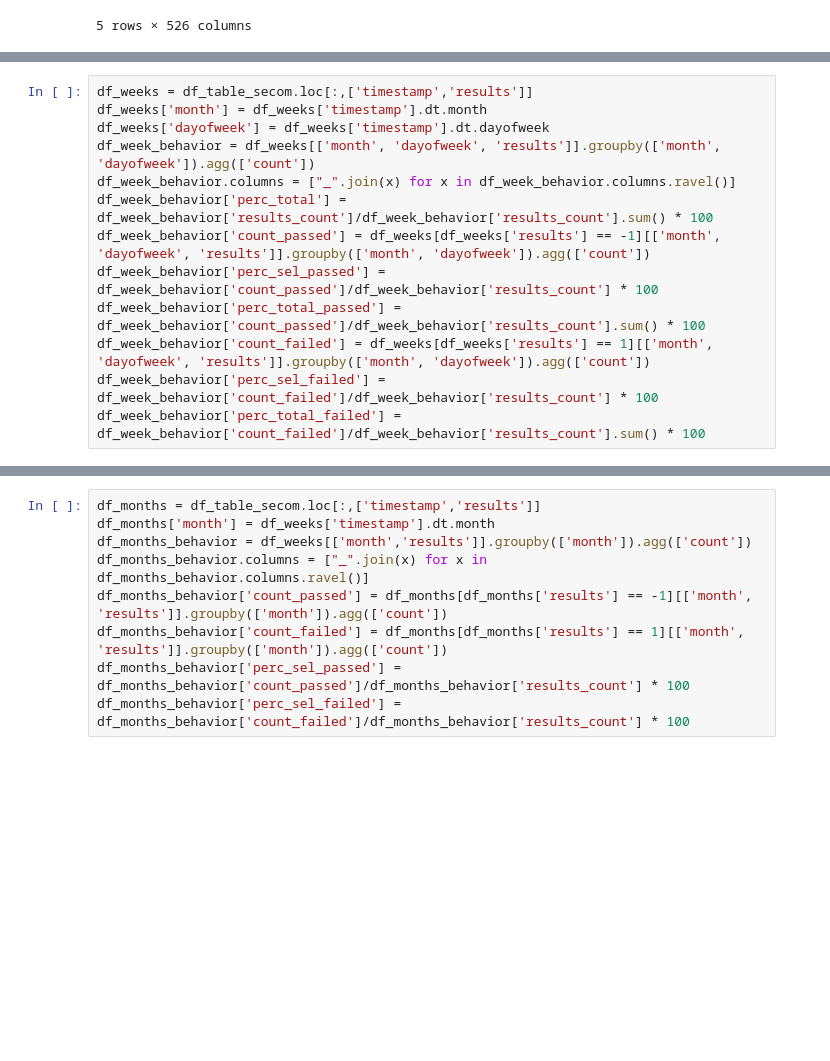
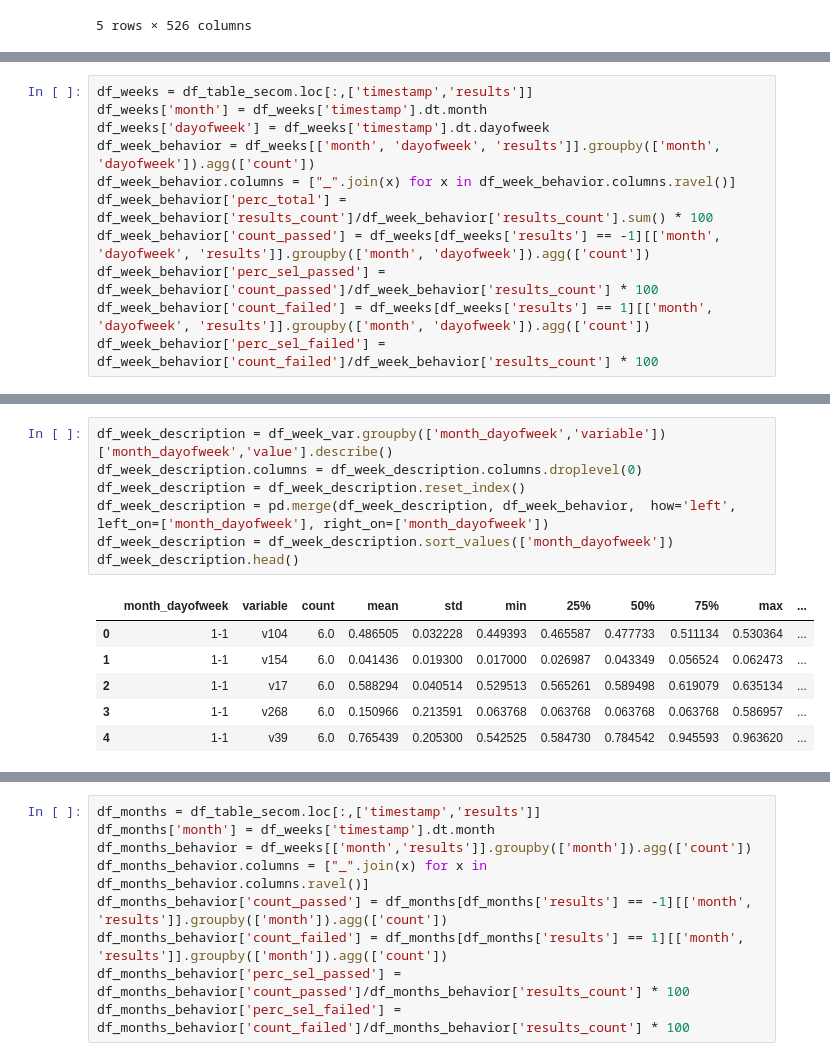
Before and after one commit to mvanegas10/Manufacturing-Process, a Jupyter notebook: Analysis/Analysis.ipynb, the cells around one changed output, grey strips where cells are left out. Drawn from its saved outputs; the diff is of its cells as text; blank space fills up the shorter version.

```diff
--- a/Analysis/Analysis.ipynb
+++ b/Analysis/Analysis.ipynb
@@ -40,7 +42,5 @@ df_week_behavior.columns = ["_".join(x) for x in df_week_behavior.columns.ravel(
 df_week_behavior['perc_total'] = df_week_behavior['results_count']/df_week_behavior['results_count'].sum() * 100
 df_week_behavior['count_passed'] = df_weeks[df_weeks['results'] == -1][['month', 'dayofweek', 'results']].groupby(['month', 'dayofweek']).agg(['count'])
 df_week_behavior['perc_sel_passed'] = df_week_behavior['count_passed']/df_week_behavior['results_count'] * 100
-df_week_behavior['perc_total_passed'] = df_week_behavior['count_passed']/df_week_behavior['results_count'].sum() * 100
 df_week_behavior['count_failed'] = df_weeks[df_weeks['results'] == 1][['month', 'dayofweek', 'results']].groupby(['month', 'dayofweek']).agg(['count'])
 df_week_behavior['perc_sel_failed'] = df_week_behavior['count_failed']/df_week_behavior['results_count'] * 100
-df_week_behavior['perc_total_failed'] = df_week_behavior['count_failed']/df_week_behavior['results_count'].sum() * 100
@@ -66,0 +76,14 @@ df_week_behavior.sort_values(['perc_total_failed'], ascending=False).head()
+# %%
+df_week_description = df_week_var.groupby(['month_dayofweek','variable'])['month_dayofweek','value'].describe()
+df_week_description.columns = df_week_description.columns.droplevel(0)
+df_week_description = df_week_description.reset_index()
+df_week_description = pd.merge(df_week_description, df_week_behavior,  how='left', left_on=['month_dayofweek'], right_on=['month_dayofweek'])
+df_week_description = df_week_description.sort_values(['month_dayofweek'])
+df_week_description.head()
+# %% [output]
+|  | month_dayofweek | variable | count | mean | std | min | 25% | 50% | 75% | max | ... |
+| 0 | 1-1 | v104 | 6.0 | 0.486505 | 0.032228 | 0.449393 | 0.465587 | 0.477733 | 0.511134 | 0.530364 | ... |
+| 1 | 1-1 | v154 | 6.0 | 0.041436 | 0.019300 | 0.017000 | 0.026987 | 0.043349 | 0.056524 | 0.062473 | ... |
+| 2 | 1-1 | v17 | 6.0 | 0.588294 | 0.040514 | 0.529513 | 0.565261 | 0.589498 | 0.619079 | 0.635134 | ... |
+| 3 | 1-1 | v268 | 6.0 | 0.150966 | 0.213591 | 0.063768 | 0.063768 | 0.063768 | 0.063768 | 0.586957 | ... |
+| 4 | 1-1 | v39 | 6.0 | 0.765439 | 0.205300 | 0.542525 | 0.584730 | 0.784542 | 0.945593 | 0.963620 | ... |
```
Also changed, not shown: parts of 12 cells of this notebook.
